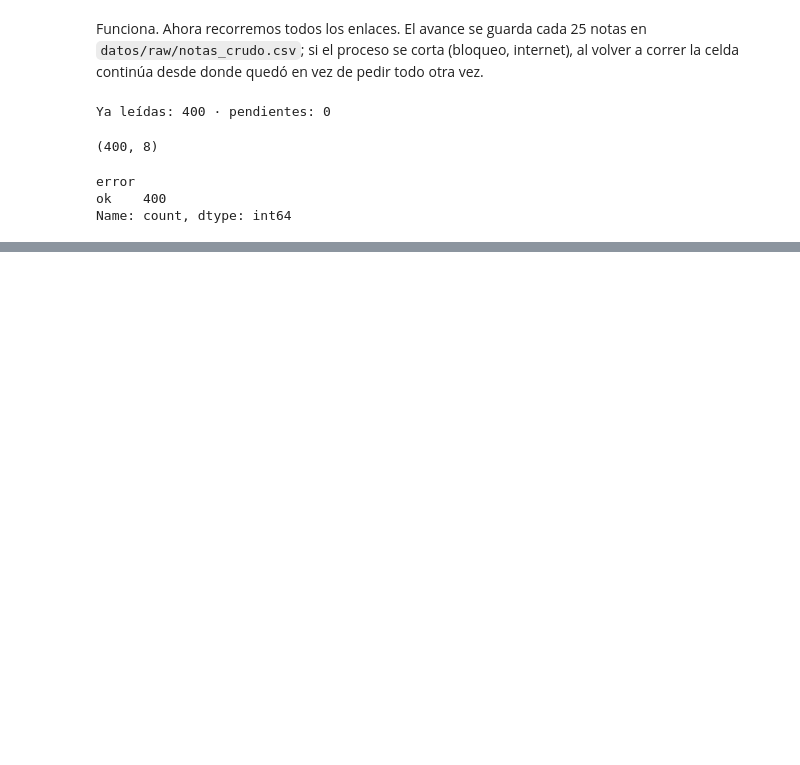
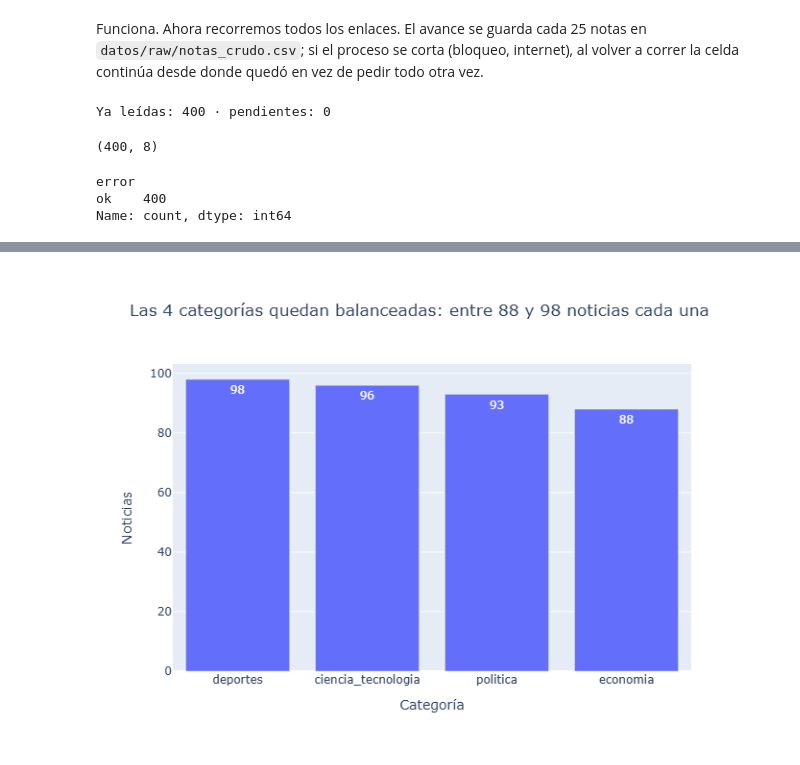
Before and after one commit to nicosil02/Python-Intermedio, a Jupyter notebook: tarea_1/01_recoleccion.ipynb, the cells around one changed output, grey strips where cells are left out. Drawn from its saved outputs; the diff is of its cells as text; code cells hidden in the pictures; blank space fills up the shorter version.

```diff
--- a/tarea_1/01_recoleccion.ipynb
+++ b/tarea_1/01_recoleccion.ipynb
@@ -169,0 +176,16 @@ crudo.head()
+# %%
+df = crudo.copy()
+descartes = []
+
+dup = df["url"].duplicated()
+descartes.append(df[dup].assign(motivo="URL duplicada"))
+df = df[~dup]
+
+vacio = df["titular"].str.strip() == ""
+descartes.append(df[vacio].assign(motivo="titular vacío"))
+df = df[~vacio]
+
+print("URLs duplicadas:", dup.sum())
+print("Titulares vacíos:", vacio.sum())
+print("Errores de descarga:", (df["error"] != "").sum())
+df.shape
@@ -169,0 +251,12 @@ crudo.head()
+# %%
+fuera = df["etiqueta"].isna()
+es_opinion = df["seccion_original"].str.contains("opinion") | df["url"].str.contains("-opinion-")
+motivo = es_opinion[fuera].map(
+    {True: "columna de opinión", False: "sección fuera de las 4 categorías"}
+)
+descartes.append(df[fuera].assign(motivo=motivo))
+df = df[~fuera]
+
+descartes = pd.concat(descartes)
+print(f"Noticias descargadas: {len(crudo)} · descartadas: {len(descartes)} · quedan: {len(df)}")
+descartes["motivo"].value_counts()
@@ -169,0 +302,18 @@ crudo.head()
+# %%
+import plotly.express as px
+import plotly.io as pio
+
+pio.renderers.default = "plotly_mimetype+png"
+
+df["largo_titular"] = df["titular"].str.len()
+df["fecha"] = pd.to_datetime(df["fecha"])
+# %%
+conteo = df["etiqueta"].value_counts().reset_index()
+fig = px.bar(
+    conteo, x="etiqueta", y="count", text="count",
+    labels={"etiqueta": "Categoría", "count": "Noticias"},
+    title=f"Las 4 categorías quedan balanceadas: entre {conteo['count'].min()} y {conteo['count'].max()} noticias cada una",
+)
+fig.show()
+# %% [output]
+[figure, added]
```
Also changed, not shown: parts of 18 cells of this notebook, 1 other file.
